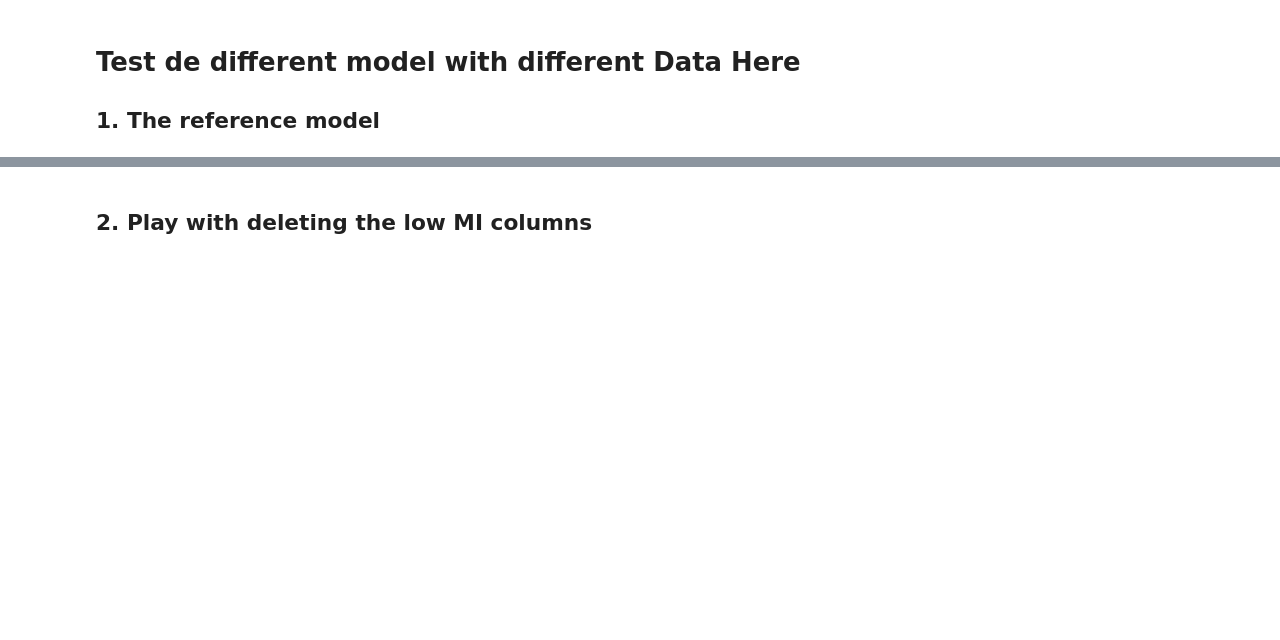
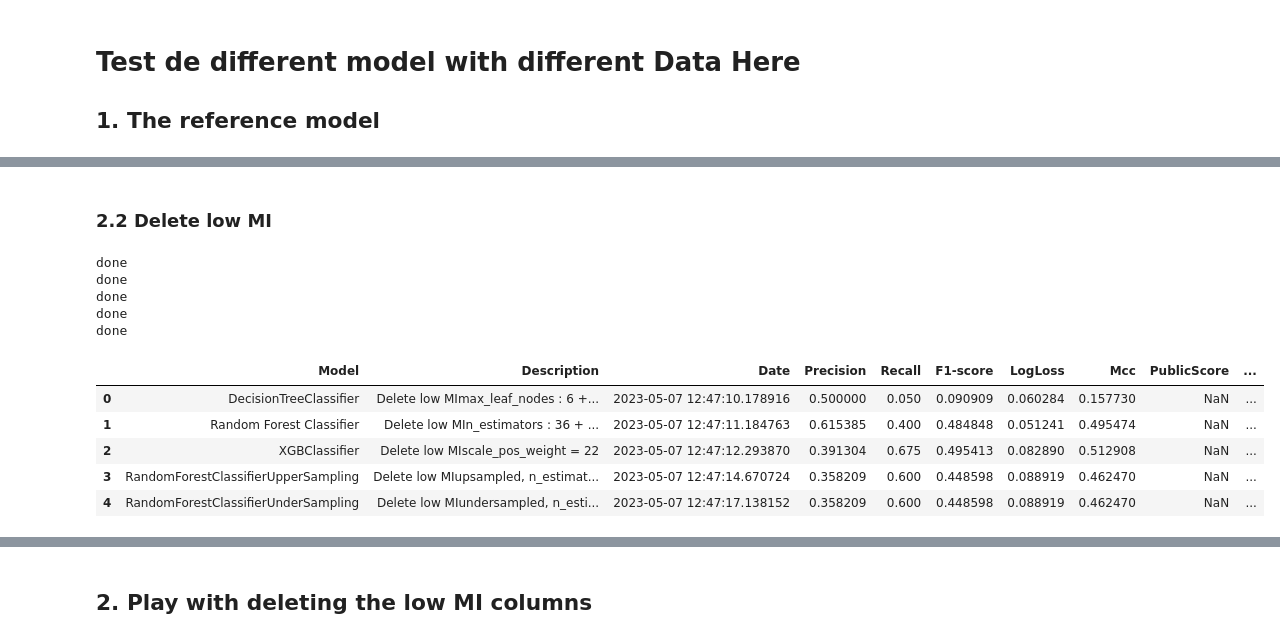
Before and after one commit to SarahLiettefti/AI5L_AILab_FraudDetection, a Jupyter notebook: TestEverything.ipynb, the cells around one changed output, grey strips where cells are left out. Drawn from its saved outputs; the diff is of its cells as text; code cells hidden in the pictures; blank space fills up the shorter version.

```diff
--- a/TestEverything.ipynb
+++ b/TestEverything.ipynb
@@ -270,0 +664,28 @@ done
+# %% [markdown]
+### 2.2 Delete low MI
+# %%
+train_X.drop(verylowMI, inplace=True, axis=1, errors='ignore')
+val_X.drop(verylowMI, inplace=True, axis=1, errors='ignore')
+test_X.drop(verylowMI, inplace=True, axis=1, errors='ignore')
+X_entier.drop(verylowMI, inplace=True, axis=1, errors='ignore')
+train_X.drop(lowMI, inplace=True, axis=1, errors='ignore')
+val_X.drop(lowMI, inplace=True, axis=1, errors='ignore')
+test_X.drop(lowMI, inplace=True, axis=1, errors='ignore')
+X_entier.drop(lowMI, inplace=True, axis=1, errors='ignore')
+
+withoutlowMI = comparemodels(train_X, train_y, val_X, test_X, "Delete low MI")
+withoutlowMI["PublicScore"] = [np.nan, np.nan, np.nan, np.nan, np.nan]
+withoutlowMI["PrivateScore"] = [np.nan, np.nan, np.nan, np.nan, np.nan]
+withoutlowMI
+# %% [output]
+done
+done
+done
+done
+done
+|  | Model | Description | Date | Precision | Recall | F1-score | LogLoss | Mcc | PublicScore | ... |
+| 0 | DecisionTreeClassifier | Delete low MImax_leaf_nodes : 6 +... | 2023-05-07 12:47:10.178916 | 0.500000 | 0.050 | 0.090909 | 0.060284 | 0.157730 | NaN | ... |
+| 1 | Random Forest Classifier | Delete low MIn_estimators : 36 + ... | 2023-05-07 12:47:11.184763 | 0.615385 | 0.400 | 0.484848 | 0.051241 | 0.495474 | NaN | ... |
+| 2 | XGBClassifier | Delete low MIscale_pos_weight = 22 | 2023-05-07 12:47:12.293870 | 0.391304 | 0.675 | 0.495413 | 0.082890 | 0.512908 | NaN | ... |
+| 3 | RandomForestClassifierUpperSampling | Delete low MIupsampled, n_estimat... | 2023-05-07 12:47:14.670724 | 0.358209 | 0.600 | 0.448598 | 0.088919 | 0.462470 | NaN | ... |
+| 4 | RandomForestClassifierUnderSampling | Delete low MIundersampled, n_esti... | 2023-05-07 12:47:17.138152 | 0.358209 | 0.600 | 0.448598 | 0.088919 | 0.462470 | NaN | ... |
```
Also changed, not shown: parts of 34 cells of this notebook.
